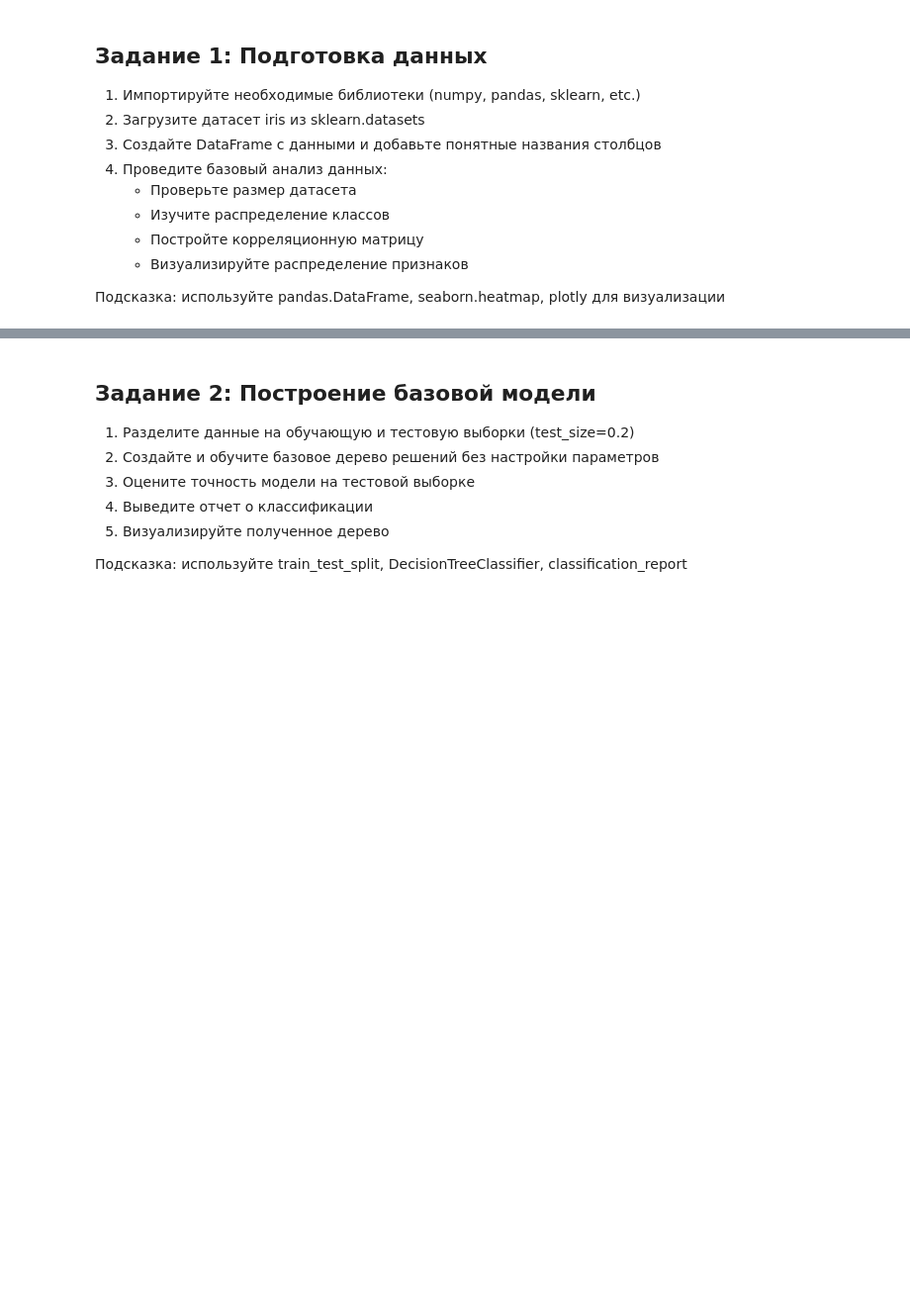
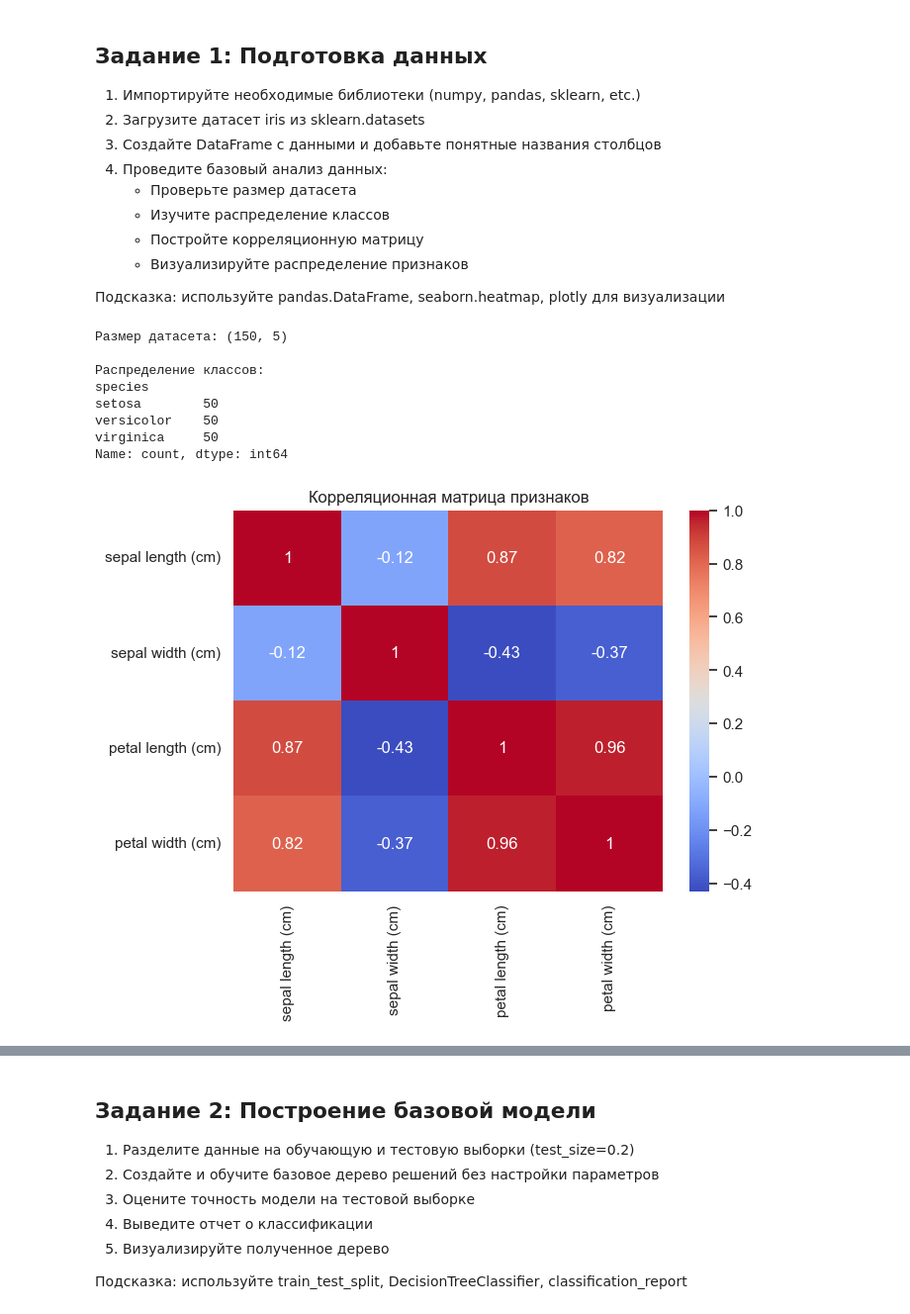
Before and after one commit to rtlssp/iad_decision_trees, a Jupyter notebook: decision_trees_practice.ipynb, the cells around one changed output, grey strips where cells are left out. Shown at 99% size. Saved outputs shown, nothing was run; the diff lists cells and outputs as text; code cells hidden in the pictures; blank space fills up the shorter version.

```diff
--- a/decision_trees_practice.ipynb
+++ b/decision_trees_practice.ipynb
@@ -23,4 +23,50 @@
 
 Подсказка: используйте pandas.DataFrame, seaborn.heatmap, plotly для визуализации
 # %%
-# Ваш код для Задания 1
+# Задание 1: Подготовка данных
+
+# 1. Импорт необходимых библиотек
+import numpy as np
+import pandas as pd
+import seaborn as sns
+import matplotlib.pyplot as plt
+from sklearn.datasets import load_iris
+import plotly.express as px
+
+sns.set(style="whitegrid")
+plt.rcParams['figure.figsize'] = (8, 5)
+iris = load_iris()
+
+df = pd.DataFrame(iris.data, columns=iris.feature_names)
+df['species'] = iris.target
+df['species'] = df['species'].map({0: 'setosa', 1: 'versicolor', 2: 'virginica'})
+
+print("Размер датасета:", df.shape)
+print("\nРаспределение классов:")
+print(df['species'].value_counts())
+
+plt.figure(figsize=(7, 5))
+sns.heatmap(df.iloc[:, :4].corr(), annot=True, cmap="coolwarm")
+plt.title("Корреляционная матрица признаков")
+plt.show()
+
+sns.pairplot(df, hue="species", diag_kind="kde")
+plt.show()
+
+fig = px.scatter_matrix(
+    df,
+    dimensions=df.columns[:4],
+    color="species",
+    title="Интерактивная визуализация признаков Iris"
+)
+fig.show()
+# %% [output]
+Размер датасета: (150, 5)
+
+Распределение классов:
+species
+setosa        50
+versicolor    50
+virginica     50
+Name: count, dtype: int64
+[figure, added]
```
Also changed, not shown: parts of 6 cells of this notebook, 15 other files.
